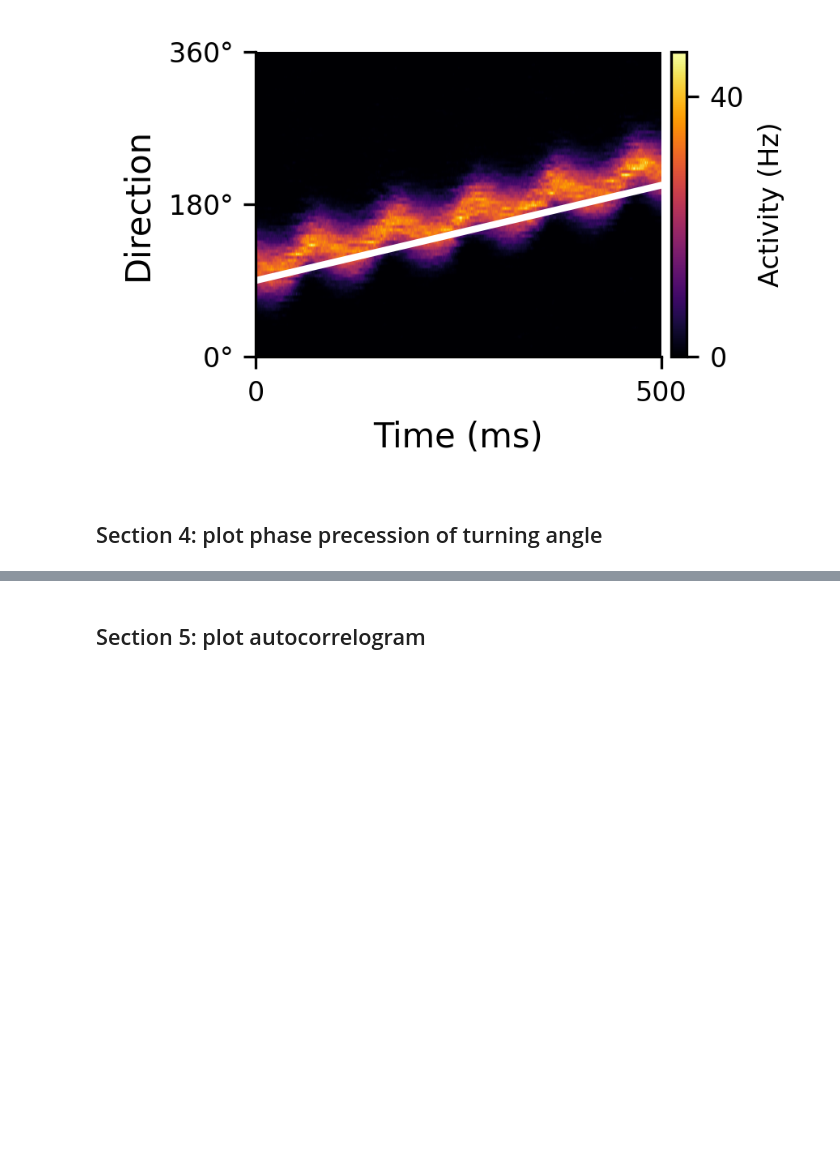
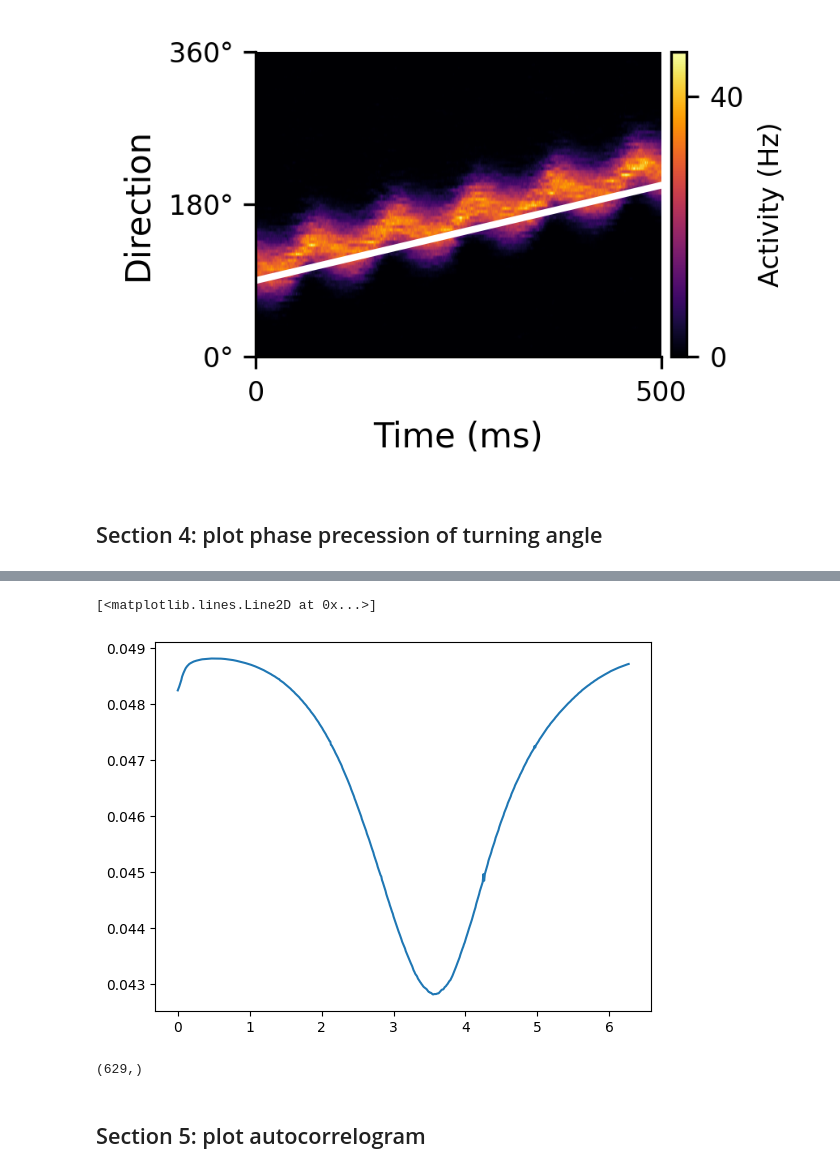
Before and after one commit to ZilongJi/HDPhasePrecession, a Jupyter notebook: HD_Sweeps.ipynb, the cells around one changed output, grey strips where cells are left out. Saved outputs shown, nothing was run; the diff lists cells and outputs as text; code cells hidden in the pictures; blank space fills up the shorter version.

Commit message:
check the num of spikes at each phase in the model

```diff
--- a/HD_Sweeps.ipynb
+++ b/HD_Sweeps.ipynb
@@ -367,3 +367,29 @@ plt.savefig('/home/zilong/Desktop/HDPhasePrecession/figures/model_phaseprecessio
+# %%
+results = simulate(angular_velocity_gain=1, theta_mod_base=0.2)
+time_steps, Head_direction, center_HD, max_bump_activity, HD_activity, theta_phase = results
+# %%
+mean_fr = np.mean(HD_activity, axis=1)
+#according to theta_phase, bin the mean_fr into 100 bins
+
+bin_size = 0.01
+theta_bins = np.arange(0, 2*np.pi+bin_size, bin_size)
+theta_bins = theta_bins[:-1]
+
+mean_fr_binned = np.zeros_like(theta_bins)
+for i in range(len(theta_bins)):
+    idx = np.where((theta_phase >= theta_bins[i]) & (theta_phase < theta_bins[i]+bin_size))[0]
+    mean_fr_binned[i] = np.mean(mean_fr[idx])
+
+#plot mean_fr_binned
+plt.figure()
+plt.plot(theta_bins, mean_fr_binned)
+# %% [output]
+[<matplotlib.lines.Line2D at 0x...>]
+[figure, added]
+# %%
+mean_fr_binned.shape
+# %% [output]
+(629,)
 # %% [markdown]
 ## Section 5: plot autocorrelogram
 # %%
```
Also changed, not shown: parts of 3 cells of this notebook.
